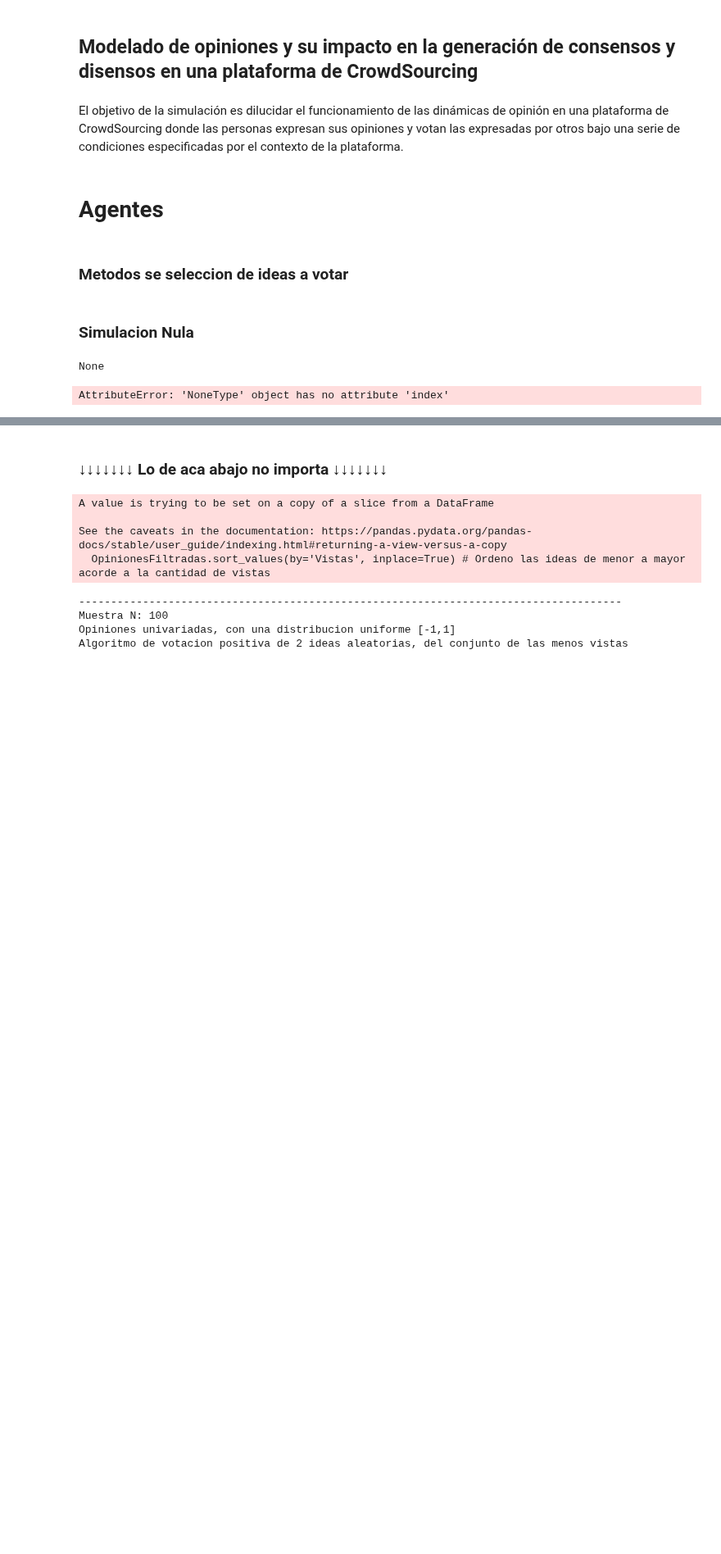
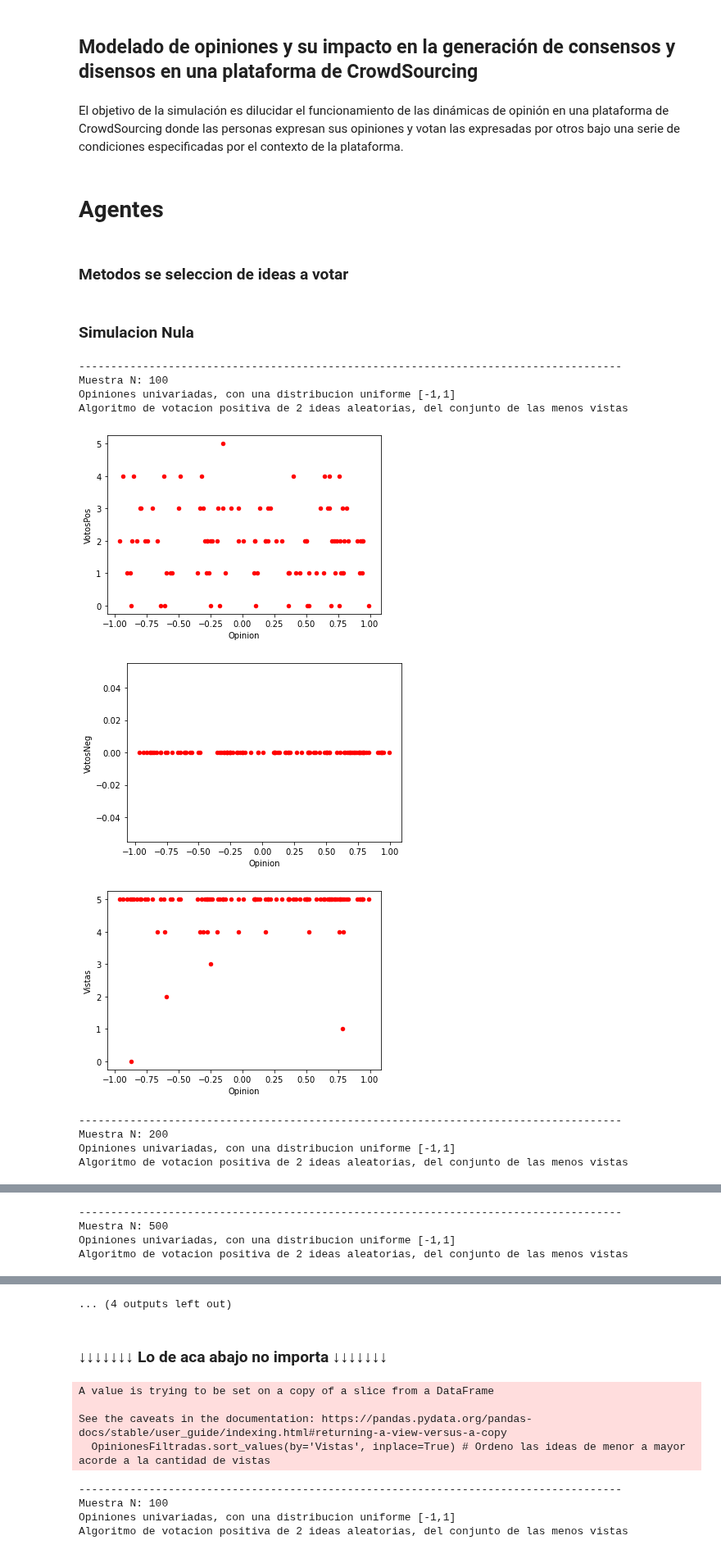
Before and after one commit to MariannoSalgado/Simulacion-RS, a Jupyter notebook: Modelado de opiniones y su impacto en la generación de consensos y disensos en una plataforma de CrowdSourcing.ipynb, the cells around one changed output, grey strips where cells are left out. Shown at 82% size. Saved outputs shown, nothing was run; the diff lists cells and outputs as text; code cells hidden in the pictures; blank space fills up the shorter version.

```diff
--- a/Modelado de opiniones y su impacto en la generación de consensos y disensos en una plataforma de CrowdSourcing.ipynb
+++ b/Modelado de opiniones y su impacto en la generación de consensos y disensos en una plataforma de CrowdSourcing.ipynb
@@ -75,7 +75,6 @@ class Person (object):
         self.IdeasVistas.append (ideas)
         # Asume que se le da un dataframe con las opiniones, el tipo de votacion (aleatoria, determinista o probabilistica),
         # la cantidad de votos positivos y la cantidad de votos negativos
-
         qideasavotar = votospos + votosneg
 
         if qideasavotar > QOpinionesExpuestas:
@@ -83,7 +82,7 @@ class Person (object):
 
         votos = votospos * [1] + votosneg * [-1]
 
-        if tipodevotacion == "aleatorio":
+        if tipodevotacion == 0: # VOTACION ALEATORIA
             Votara = ideas.sample (n = qideasavotar)
             vota = []
             for i in Votara.index:
@@ -91,9 +90,9 @@ class Person (object):
             self.IdeasVotadas.append (vota)
             self.Valencias.append (votos)
             devuelve = pd.DataFrame(votos, vota)
-            return devuelve # Me devuelve un dataframe con el ID de la idea a votar como indice, y el tipo de voto.
+            return devuelve
 
-        if tipodevotacion == "deterministico":
+        if tipodevotacion == 1: # VOTACION DETERMINISTICA
             ideas2 = ideas.copy ()
             vota = []
             for i in votos:
@@ -111,12 +110,14 @@ class Person (object):
             return devuelve
 
 
+
 ##********************************************************************
 
         # if tipodevotacion == "probabilistico":
 
 
 ##********************************************************************
+
 
     def comparar (self, idea): # Devuelve la distancia entre la opinion que se le pase y la del sujeto
         Distancia = abs(idea-self.Oi)
@@ -175,44 +176,62 @@ for q in TamañoDeLaMuestra:
             DataSave.at [i,'VotosPos'] = 0
             DataSave.at [i,'VotosNeg'] = 0
             DataSave.at [i,'Vistas'] = 0
-            VotoActual = Muestra_Simulacion.get(i).votar(OpinionesParaVotar, "aleatoria", 2, 0)
-            print (VotoActual)
-
+            VotoActual = Muestra_Simulacion.get(i).votar(OpinionesParaVotar, 0, 2, 0)
             for i in VotoActual.index:
                 if VotoActual.loc[i].at[0] == 1:
                     DataSave.at [i,'VotosPos'] = DataSave.at [i,'VotosPos'] + 1 # Le sumo un voto a la idea.
-                if VotoActual.loc[i].at[0] == -1:
+
+ ##*************************************************************************************** ↓ Creo que hay un error cuando sumo ideas neg
+
+                    if VotoActual.loc[i].at[0] == -1:
                     DataSave.at [i,'VotosNeg'] = DataSave.at [i,'VotosNeg'] + 1 # Le sumo un voto a la idea.
             for i in OpinionesParaVotar.index:
                 DataSave.at [i,'Vistas'] = DataSave.at [i,'Vistas'] + 1 # Le sumo una vista a la ideas expuestas
-
                 # Armo un dataframe con el minuto a minuto de lo que fue pasando en la simulacion
                 MinutoAMinuto.at [TiempoSimulacion,'Sujeto'] = Muestra_Simulacion.get(ParticipanteActual).get_ID()
                 MinutoAMinuto.at [TiempoSimulacion,'Opinion Sujeto'] = Muestra_Simulacion.get(ParticipanteActual).get_Oi()
                 MinutoAMinuto.at [TiempoSimulacion,'ID Idea Mostrada'] = i
                 MinutoAMinuto.at [TiempoSimulacion,'Idea Mostrada'] = OpinionesParaVotar.at [i,'Opinion']
                 CopiaOpiniones = OpinionesParaVotar.index.tolist()
                 CopiaOpiniones.remove(i)
                 MinutoAMinuto.at [TiempoSimulacion,'Otras opiniones que vio'] = CopiaOpiniones
-                if (DataSave.at [VotoActual[0],'ID']) == (OpinionesParaVotar.at [i,'ID']) or (DataSave.at [VotoActual[1],'ID']) == (OpinionesParaVotar.at [i,'ID']):
+
+                 ##*************************************************************************************** ME FALTA ARREGLAR ESTO ↓
+                # if OpinionesParaVotar.at [i] in
+
+
+                if (DataSave.at [VotoActual[0],'ID']) in (OpinionesParaVotar.at [i,'ID']) or (DataSave.at [VotoActual[1],'ID']) in (OpinionesParaVotar.at [i,'ID']):
                     MinutoAMinuto.at [TiempoSimulacion,'Voto'] = True
+                #elif :
+
                 else:
                     MinutoAMinuto.at [TiempoSimulacion,'Voto'] = False
                 MinutoAMinuto.at [TiempoSimulacion,'Distancia'] = Muestra_Simulacion.get(ParticipanteActual).comparar(OpinionesParaVotar.at [i,'Opinion'])
                 TiempoSimulacion +=1
+
 
 
     ##### Visualizo la data
     # print (MinutoAMinuto)
     print ("-------------------------------------------------------------------------------------")
     print ("Muestra N: " + str(q))
     print ("Opiniones univariadas, con una distribucion uniforme [-1,1]")
     print ("Algoritmo de votacion positiva de 2 ideas aleatorias, del conjunto de las menos vistas")
     #print (DataSave.sort_values(by=['Votos'], ascending=False))
-    DataSave.plot(kind='scatter',x='Opinion',y='Votos',color='red')
+    DataSave.plot(kind='scatter',x='Opinion',y='VotosPos',color='red')
+    DataSave.plot(kind='scatter',x='Opinion',y='VotosNeg',color='red')
     DataSave.plot(kind='scatter',x='Opinion',y='Vistas',color='red')
     #plt.yticks(range(5))
     plt.show()
 # %% [output]
-None
+-------------------------------------------------------------------------------------
+Muestra N: 100
+Opiniones univariadas, con una distribucion uniforme [-1,1]
+Algoritmo de votacion positiva de 2 ideas aleatorias, del conjunto de las menos vistas
+[figure, added]
+[figure, added]
+[figure, added]
-AttributeError: 'NoneType' object has no attribute 'index'
+-------------------------------------------------------------------------------------
+Muestra N: 200
+Opiniones univariadas, con una distribucion uniforme [-1,1]
+Algoritmo de votacion positiva de 2 ideas aleatorias, del conjunto de las menos vistas
@@ -218,0 +241,4 @@ AttributeError: 'NoneType' object has no attribute 'index'
+-------------------------------------------------------------------------------------
+Muestra N: 500
+Opiniones univariadas, con una distribucion uniforme [-1,1]
+Algoritmo de votacion positiva de 2 ideas aleatorias, del conjunto de las menos vistas
@@ -219,3 +248,4 @@ AttributeError: 'NoneType' object has no attribute 'index'
+... (4 outputs left out)
 # %% [markdown]
 ### ↓↓↓↓↓↓↓ Lo de aca abajo no importa ↓↓↓↓↓↓↓
 # %%
```
Also changed, not shown: parts of 2 cells of this notebook.
